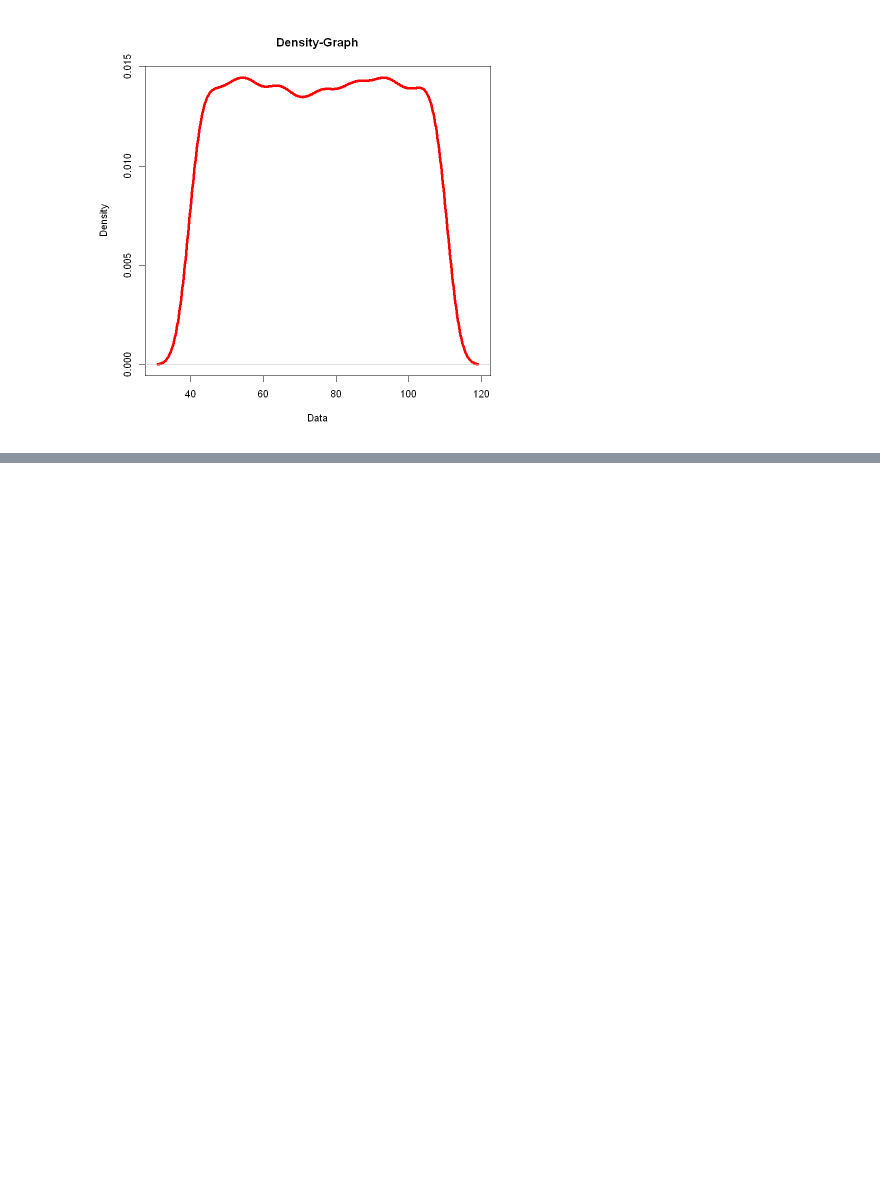
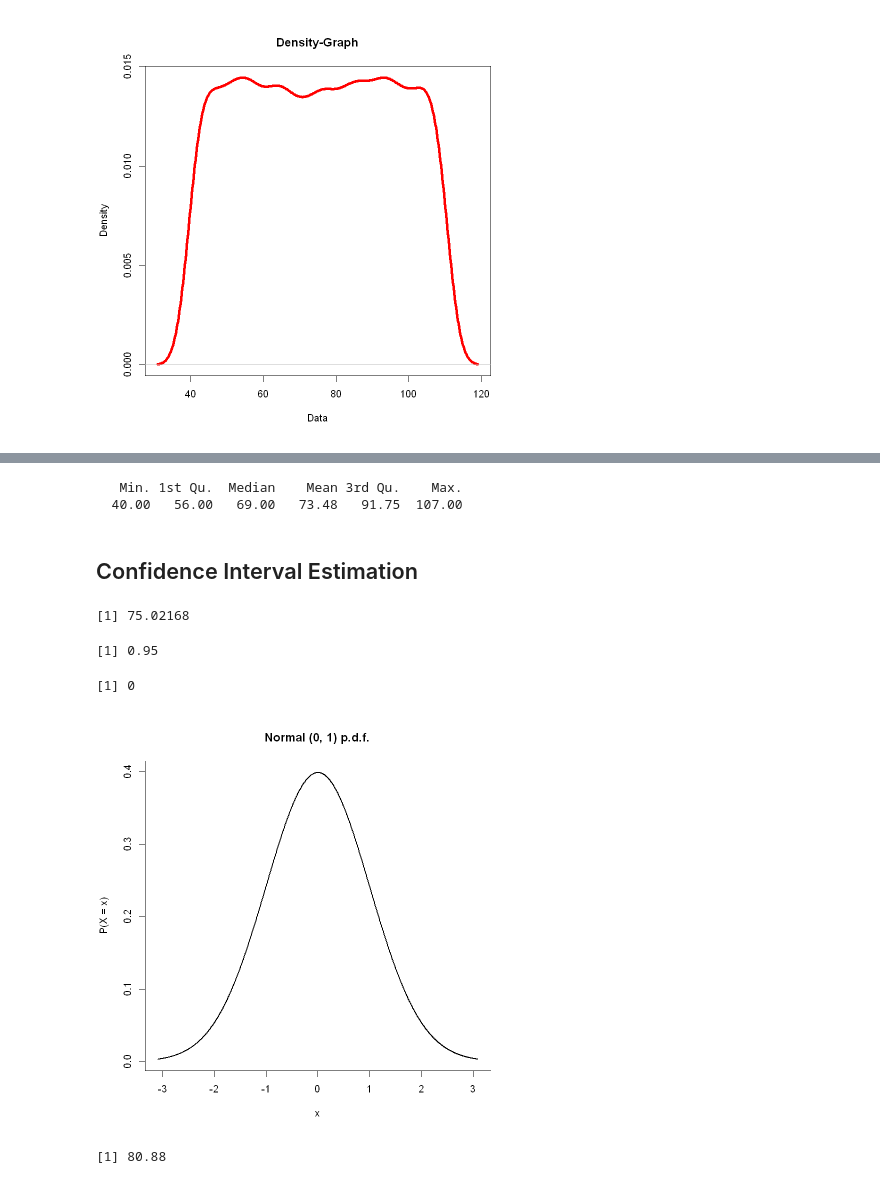
Before and after one commit to u-r-a-bot/R_tuts, a Jupyter notebook: week_4/video_3.ipynb, the cells around one changed output, grey strips where cells are left out. Saved outputs shown, nothing was run; the diff lists cells and outputs as text; code cells hidden in the pictures; blank space fills up the shorter version.

```diff
--- a/week_4/video_3.ipynb
+++ b/week_4/video_3.ipynb
@@ -143,0 +236,27 @@ lines(density(Norm_pre), col='green', lwd=4)
+# %%
+New_data = getdata(data , Final_sample)
+summary(New_data$Heart.Rate)
+# %% [output]
+   Min. 1st Qu.  Median    Mean 3rd Qu.    Max.
+  40.00   56.00   69.00   73.48   91.75  107.00
+# %% [markdown]
+## Confidence Interval Estimation
+# %%
+library(distributions3)
+mean(data$Heart.Rate)
+# %% [output]
+[1] 75.02168
+# %%
+a=0.05
+1-a
+# %% [output]
+[1] 0.95
+# %%
+Norm = Normal(0,1)
+Norm$mu
+# %% [output]
+[1] 0
+# %%
+plot(Norm)
+# %% [output]
+[figure, added]
@@ -143,0 +270,4 @@ lines(density(Norm_pre), col='green', lwd=4)
+# %%
+mean(Heart_rate)
+# %% [output]
+[1] 80.88
```
Also changed, not shown: parts of 30 cells of this notebook, 1 other file.
